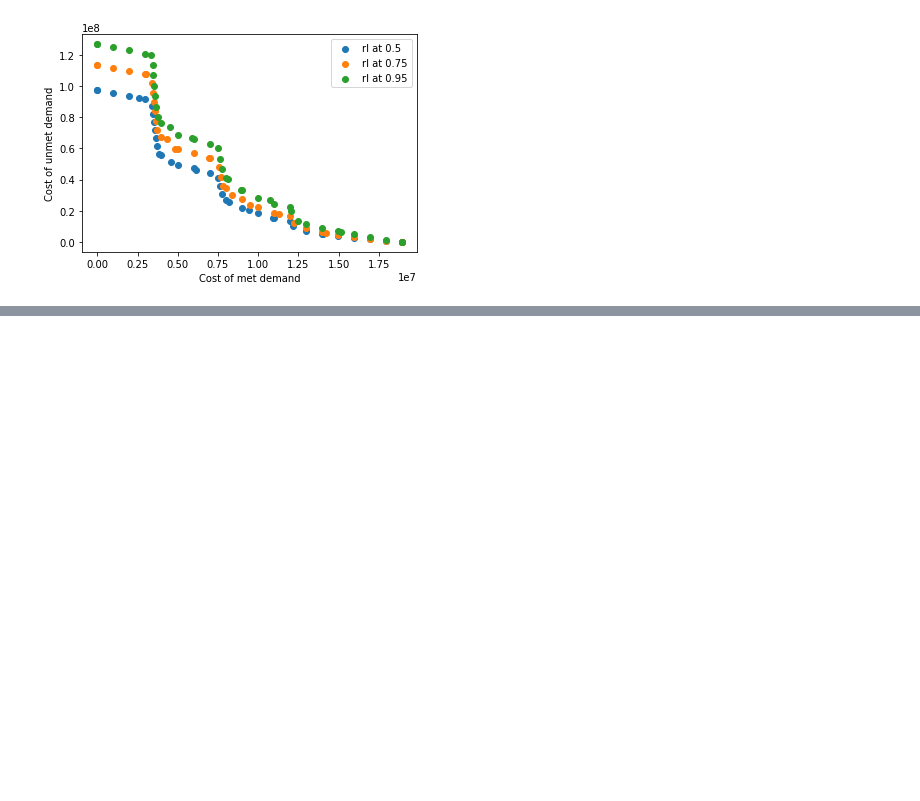
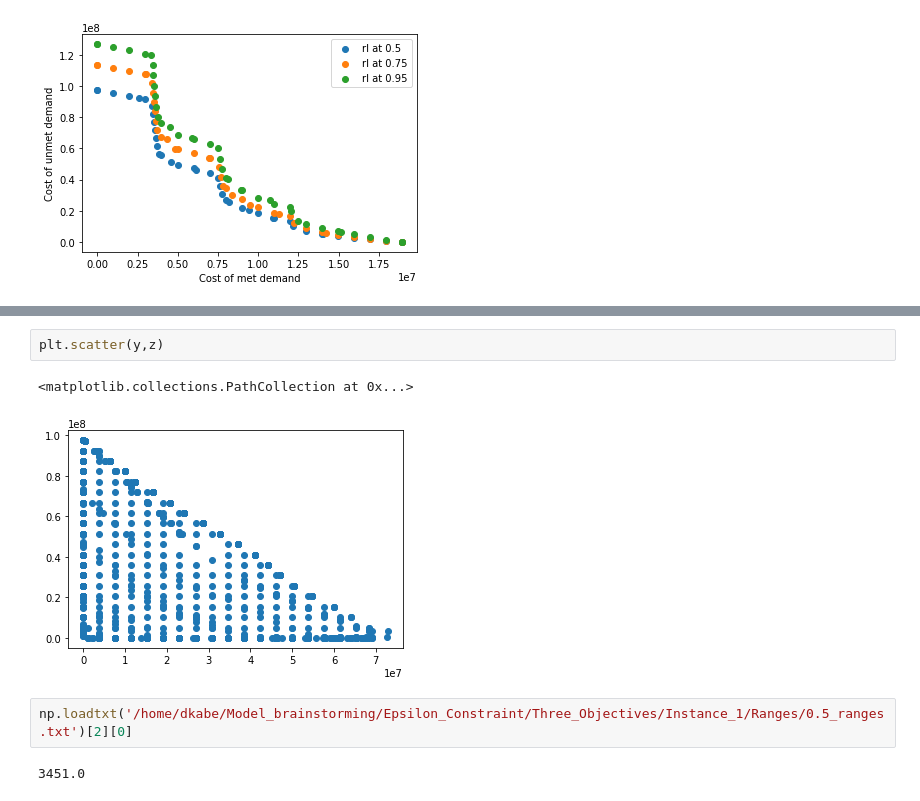
Before and after one commit to dkabe/SC_Resilience, a Jupyter notebook: Notebooks/E_constraint.ipynb, the cells around one changed output, grey strips where cells are left out. Drawn from its saved outputs; the diff is of its cells as text; blank space fills up the shorter version.

```diff
--- a/Notebooks/E_constraint.ipynb
+++ b/Notebooks/E_constraint.ipynb
@@ -90,0 +124,9 @@ plt.show()
+# %%
+plt.scatter(y,z)
+# %% [output]
+<matplotlib.collections.PathCollection at 0x...>
+[figure, added]
+# %%
+np.loadtxt('/home/dkabe/Model_brainstorming/Epsilon_Constraint/Three_Objectives/Instance_1/Ranges/0.5_ranges.txt')[2][0]
+# %% [output]
+3451.0
```
Also changed, not shown: parts of 16 cells of this notebook, 6 other files.
